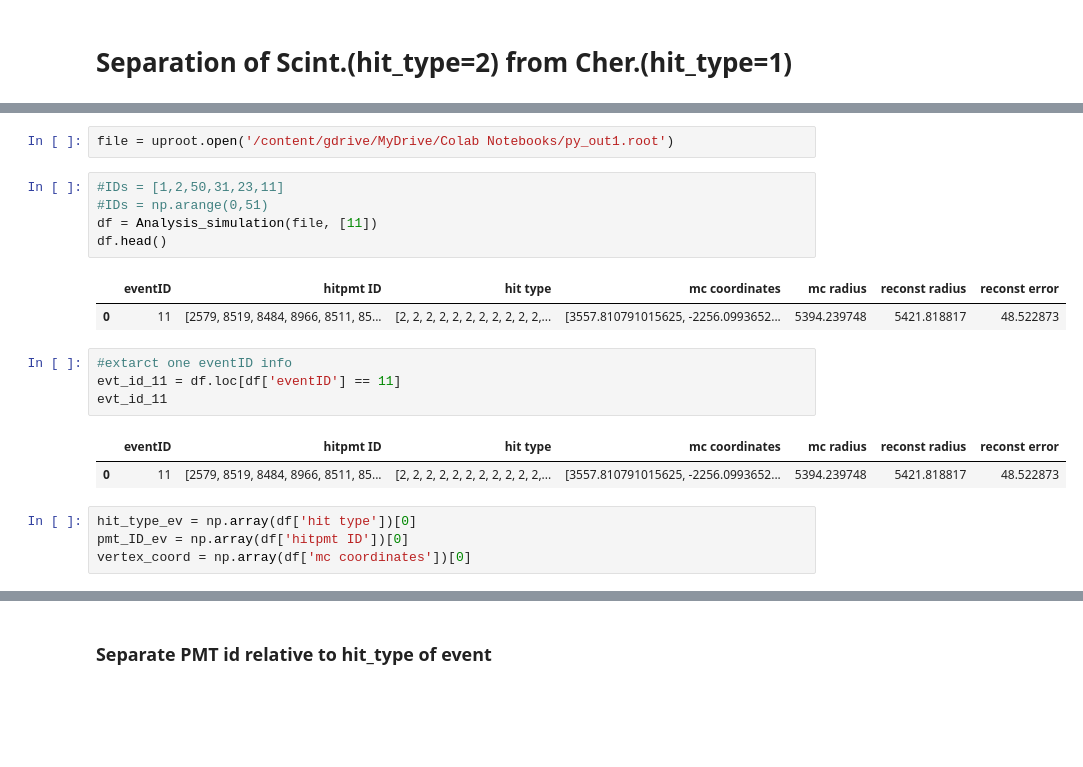
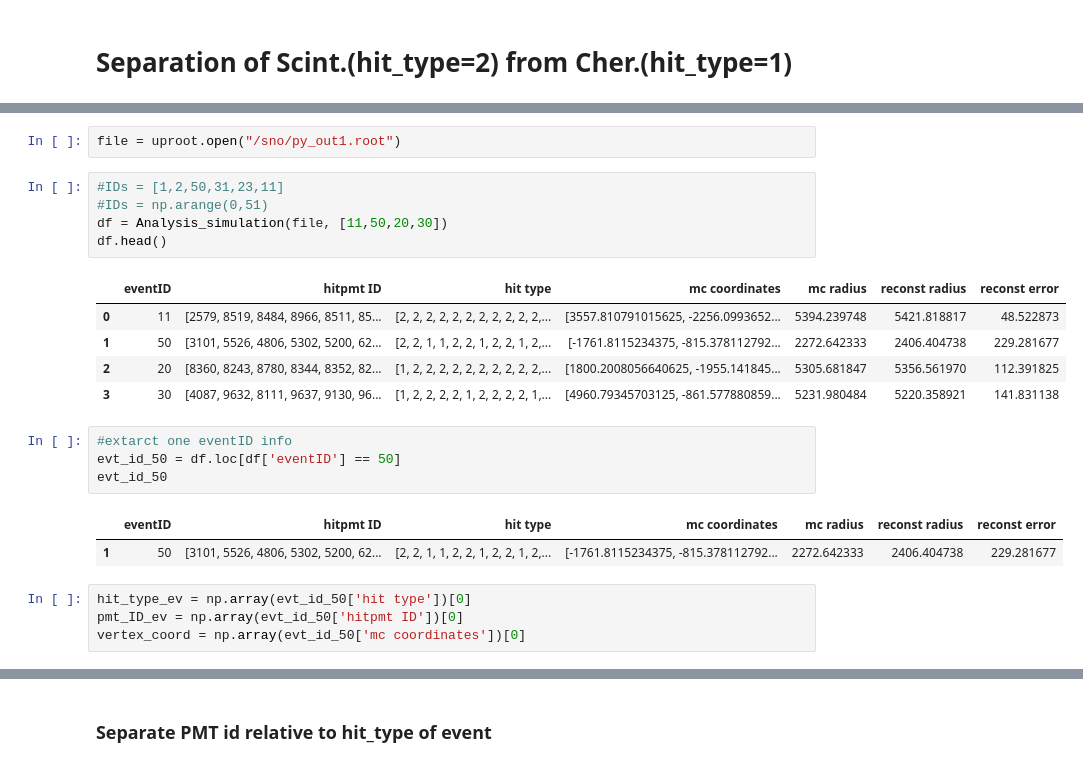
Before and after one commit to joankl/Solar-Neutrinos-Project, a Jupyter notebook: Study_of_hit_type.ipynb, the cells around one changed output, grey strips where cells are left out. Drawn from its saved outputs; the diff is of its cells as text; blank space fills up the shorter version.

```diff
--- a/Study_of_hit_type.ipynb
+++ b/Study_of_hit_type.ipynb
@@ -43,24 +20,27 @@ Requirement already satisfied: zipp>=0.5 in /usr/local/lib/python3.10/dist-packa
 # %%
-file = uproot.open('/content/gdrive/MyDrive/Colab Notebooks/py_out1.root')
+file = uproot.open("/sno/py_out1.root")
 # %%
 #IDs = [1,2,50,31,23,11]
 #IDs = np.arange(0,51)
-df = Analysis_simulation(file, [11])
+df = Analysis_simulation(file, [11,50,20,30])
 df.head()
 # %% [output]
 |  | eventID | hitpmt ID | hit type | mc coordinates | mc radius | reconst radius | reconst error |
 | 0 | 11 | [2579, 8519, 8484, 8966, 8511, 85... | [2, 2, 2, 2, 2, 2, 2, 2, 2, 2, 2,... | [3557.810791015625, -2256.0993652... | 5394.239748 | 5421.818817 | 48.522873 |
+| 1 | 50 | [3101, 5526, 4806, 5302, 5200, 62... | [2, 2, 1, 1, 2, 2, 1, 2, 2, 1, 2,... | [-1761.8115234375, -815.378112792... | 2272.642333 | 2406.404738 | 229.281677 |
+| 2 | 20 | [8360, 8243, 8780, 8344, 8352, 82... | [1, 2, 2, 2, 2, 2, 2, 2, 2, 2, 2,... | [1800.2008056640625, -1955.141845... | 5305.681847 | 5356.561970 | 112.391825 |
+| 3 | 30 | [4087, 9632, 8111, 9637, 9130, 96... | [1, 2, 2, 2, 2, 1, 2, 2, 2, 2, 1,... | [4960.79345703125, -861.577880859... | 5231.980484 | 5220.358921 | 141.831138 |
 # %%
 #extarct one eventID info
-evt_id_11 = df.loc[df['eventID'] == 11]
-evt_id_11
+evt_id_50 = df.loc[df['eventID'] == 50]
+evt_id_50
 # %% [output]
 |  | eventID | hitpmt ID | hit type | mc coordinates | mc radius | reconst radius | reconst error |
-| 0 | 11 | [2579, 8519, 8484, 8966, 8511, 85... | [2, 2, 2, 2, 2, 2, 2, 2, 2, 2, 2,... | [3557.810791015625, -2256.0993652... | 5394.239748 | 5421.818817 | 48.522873 |
+| 1 | 50 | [3101, 5526, 4806, 5302, 5200, 62... | [2, 2, 1, 1, 2, 2, 1, 2, 2, 1, 2,... | [-1761.8115234375, -815.378112792... | 2272.642333 | 2406.404738 | 229.281677 |
 # %%
-hit_type_ev = np.array(df['hit type'])[0]
-pmt_ID_ev = np.array(df['hitpmt ID'])[0]
-vertex_coord = np.array(df['mc coordinates'])[0]
+hit_type_ev = np.array(evt_id_50['hit type'])[0]
+pmt_ID_ev = np.array(evt_id_50['hitpmt ID'])[0]
+vertex_coord = np.array(evt_id_50['mc coordinates'])[0]
 # %%
 vertex_coord
 # %% [output]
```
Also changed, not shown: parts of 12 cells of this notebook.
